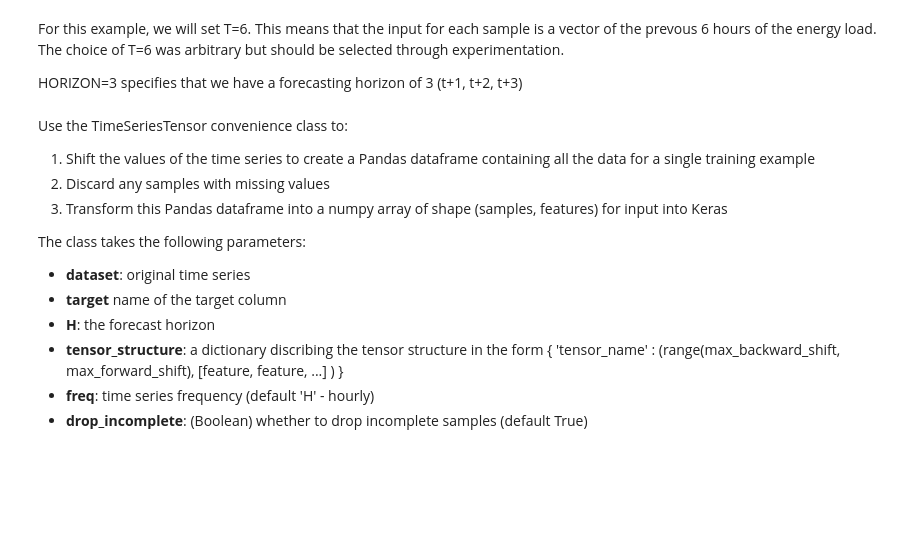
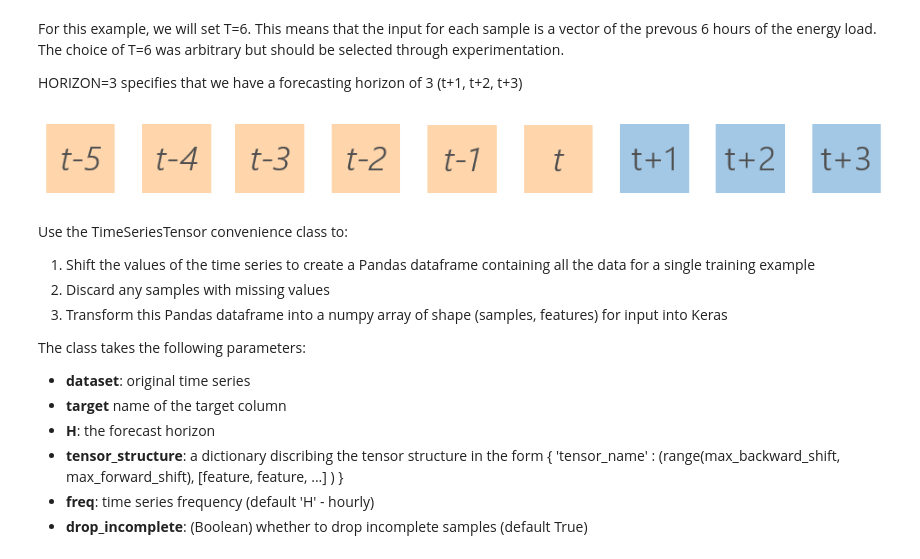
Before and after one commit to bsouhaib/Hands-On-AI-2019, a Jupyter notebook: exercices/4_MLP_multioutput.ipynb, the cells around one changed output. Drawn from its saved outputs; the diff is of its cells as text; code cells hidden in the pictures; blank space fills up the shorter version.

```diff
--- a/exercices/4_MLP_multioutput.ipynb
+++ b/exercices/4_MLP_multioutput.ipynb
@@ -43,7 +50,9 @@ For this example, we will set T=6. This means that the input for each sample is
 
 HORIZON=3 specifies that we have a forecasting horizon of 3 (t+1, t+2, t+3)
 # %%
-Image('../images/multistep_forecast.png')
+Image('./images/multistep_forecast.png')
+# %% [output]
+[figure, added]
 # %%
 T = 6
 HORIZON = 3
```
Also changed, not shown: parts of 16 cells of this notebook, 1 other file.
